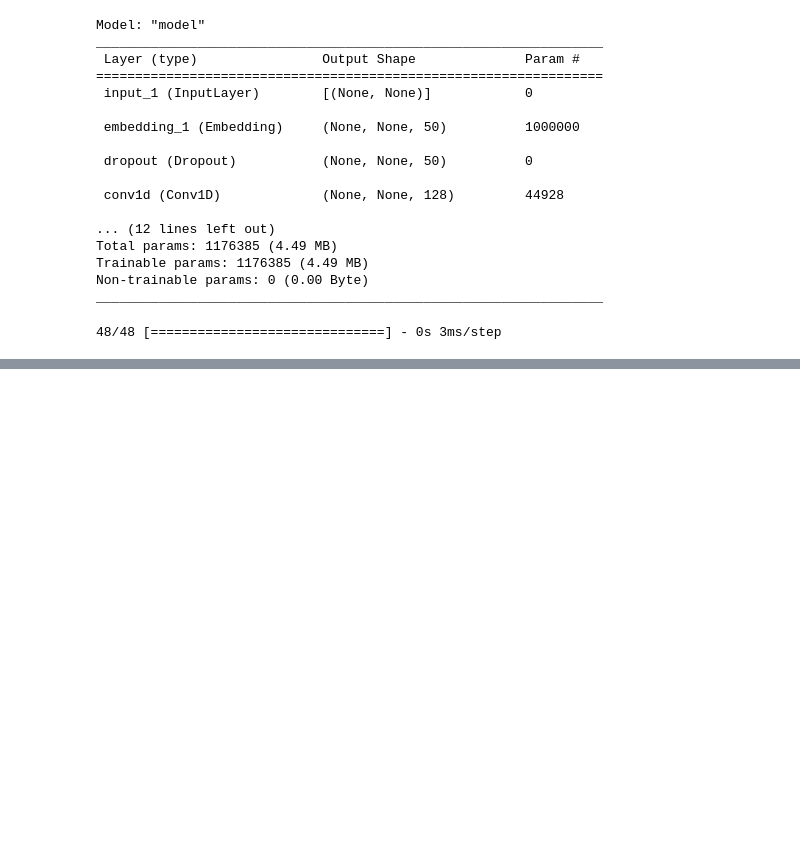
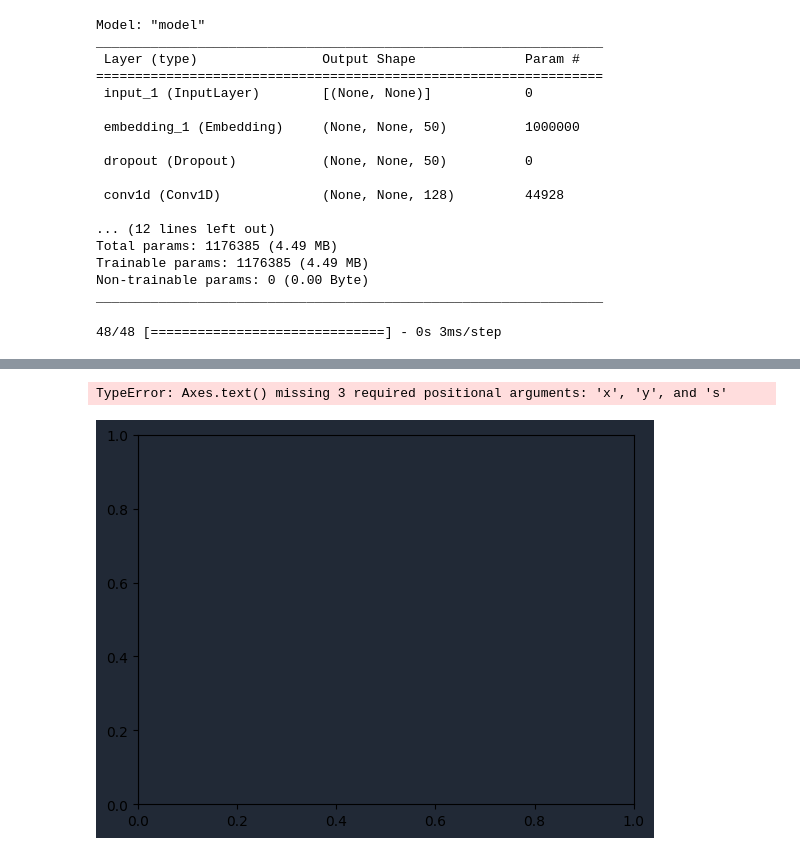
Before and after one commit to GunaJaganathan/detect-disaster-related-tweets, a Jupyter notebook: main.ipynb, the cells around one changed output, grey strips where cells are left out. Cells and saved outputs as stored; diff of their text form; code cells hidden in the pictures; blank space fills up the shorter version.

```diff
--- a/main.ipynb
+++ b/main.ipynb
@@ -434,0 +468,5 @@ metrics_df_cnn, confusion_mat_cnn = get_performance_score(test_labels, y_test)
+# %%
+plot_confusion_matrix(confusion_mat_rnn, 'RNN')
+# %% [output]
+TypeError: Axes.text() missing 3 required positional arguments: 'x', 'y', and 's'
+[figure, added]
```
Also changed, not shown: parts of 8 cells of this notebook.
